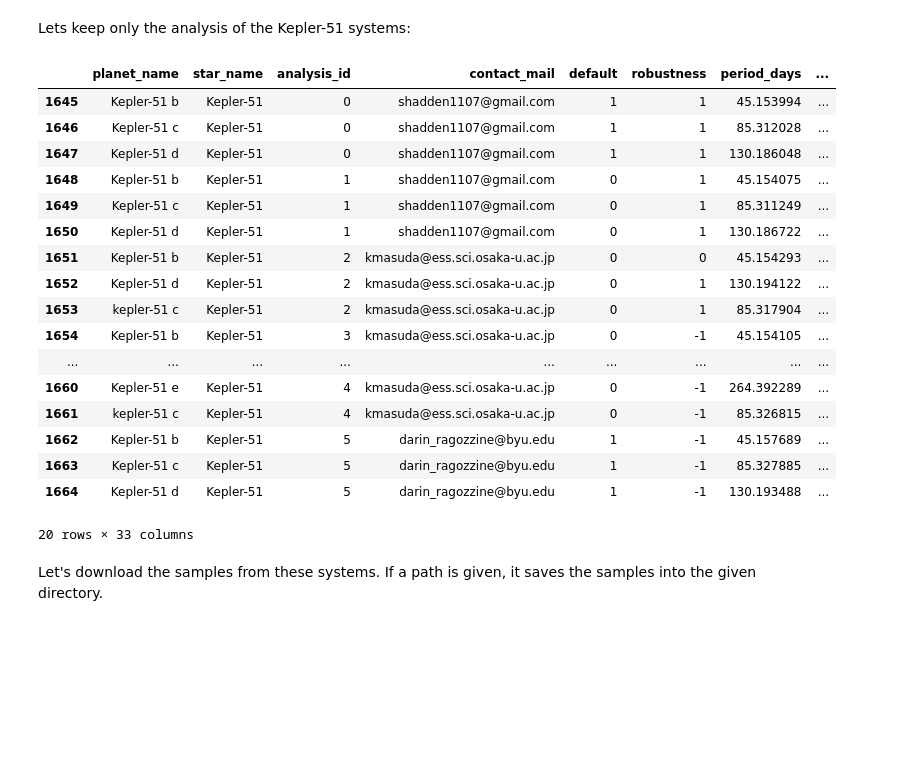
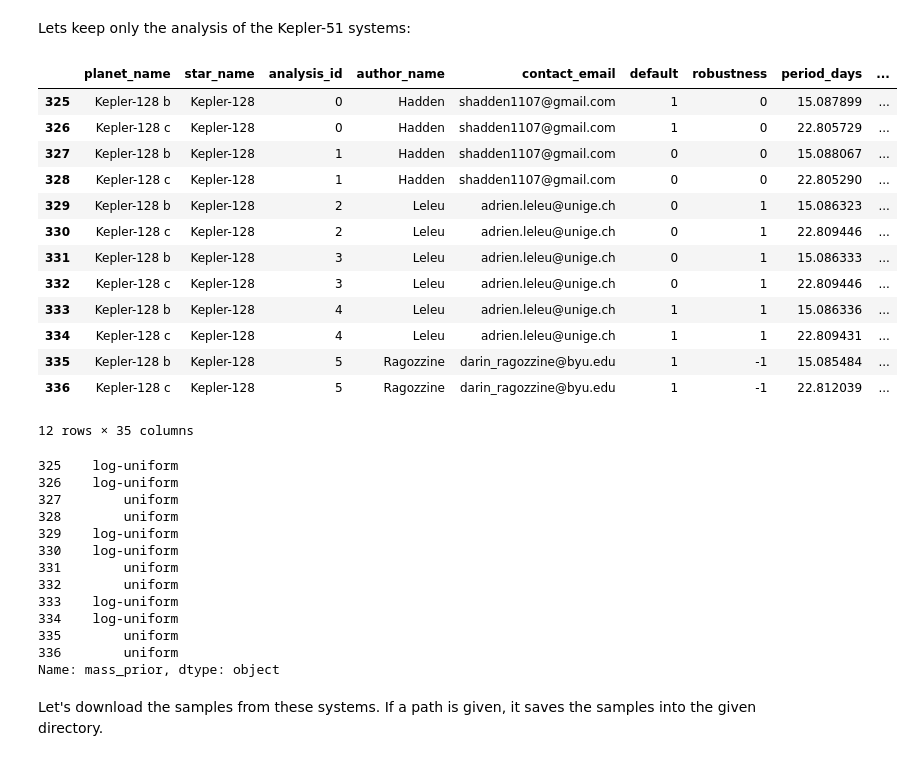
Before and after one commit to adleleu/resonantstate_nb, a Jupyter notebook: notebook_observations_updated.ipynb, the cells around one changed output. Cells and saved outputs as stored; diff of their text form; code cells hidden in the pictures; blank space fills up the shorter version.

```diff
--- a/notebook_observations_updated.ipynb
+++ b/notebook_observations_updated.ipynb
@@ -71,27 +71,39 @@ array(['K00972', 'K01239', 'K01884', 'K02093', 'K02357', 'K02421',
 # %% [markdown]
 Lets keep only the analysis of the Kepler-51 systems:
 # %%
-dataframe_observations_Kep51 = dataframe_observations[dataframe_observations["star_name"].isin(['Kepler-51'])]
+dataframe_observations_Kep51 = dataframe_observations[dataframe_observations["star_name"].isin(['Kepler-128'])]
 dataframe_observations_Kep51.head(100)
 # %% [output]
-|  | planet_name | star_name | analysis_id | contact_mail | default | robustness | period_days | ... |
-| 1645 | Kepler-51 b | Kepler-51 | 0 | shadden1107@gmail.com | 1 | 1 | 45.153994 | ... |
-| 1646 | Kepler-51 c | Kepler-51 | 0 | shadden1107@gmail.com | 1 | 1 | 85.312028 | ... |
-| 1647 | Kepler-51 d | Kepler-51 | 0 | shadden1107@gmail.com | 1 | 1 | 130.186048 | ... |
-| 1648 | Kepler-51 b | Kepler-51 | 1 | shadden1107@gmail.com | 0 | 1 | 45.154075 | ... |
-| 1649 | Kepler-51 c | Kepler-51 | 1 | shadden1107@gmail.com | 0 | 1 | 85.311249 | ... |
-| 1650 | Kepler-51 d | Kepler-51 | 1 | shadden1107@gmail.com | 0 | 1 | 130.186722 | ... |
-| 1651 | Kepler-51 b | Kepler-51 | 2 | kmasuda@ess.sci.osaka-u.ac.jp | 0 | 0 | 45.154293 | ... |
-| 1652 | Kepler-51 d | Kepler-51 | 2 | kmasuda@ess.sci.osaka-u.ac.jp | 0 | 1 | 130.194122 | ... |
-| 1653 | kepler-51 c | Kepler-51 | 2 | kmasuda@ess.sci.osaka-u.ac.jp | 0 | 1 | 85.317904 | ... |
-| 1654 | Kepler-51 b | Kepler-51 | 3 | kmasuda@ess.sci.osaka-u.ac.jp | 0 | -1 | 45.154105 | ... |
-| ... | ... | ... | ... | ... | ... | ... | ... | ... |
-| 1660 | Kepler-51 e | Kepler-51 | 4 | kmasuda@ess.sci.osaka-u.ac.jp | 0 | -1 | 264.392289 | ... |
-| 1661 | kepler-51 c | Kepler-51 | 4 | kmasuda@ess.sci.osaka-u.ac.jp | 0 | -1 | 85.326815 | ... |
-| 1662 | Kepler-51 b | Kepler-51 | 5 | darin_ragozzine@byu.edu | 1 | -1 | 45.157689 | ... |
-| 1663 | Kepler-51 c | Kepler-51 | 5 | darin_ragozzine@byu.edu | 1 | -1 | 85.327885 | ... |
-| 1664 | Kepler-51 d | Kepler-51 | 5 | darin_ragozzine@byu.edu | 1 | -1 | 130.193488 | ... |
+|  | planet_name | star_name | analysis_id | author_name | contact_email | default | robustness | period_days | ... |
+| 325 | Kepler-128 b | Kepler-128 | 0 | Hadden | shadden1107@gmail.com | 1 | 0 | 15.087899 | ... |
+| 326 | Kepler-128 c | Kepler-128 | 0 | Hadden | shadden1107@gmail.com | 1 | 0 | 22.805729 | ... |
+| 327 | Kepler-128 b | Kepler-128 | 1 | Hadden | shadden1107@gmail.com | 0 | 0 | 15.088067 | ... |
+| 328 | Kepler-128 c | Kepler-128 | 1 | Hadden | shadden1107@gmail.com | 0 | 0 | 22.805290 | ... |
+| 329 | Kepler-128 b | Kepler-128 | 2 | Leleu | adrien.leleu@unige.ch | 0 | 1 | 15.086323 | ... |
+| 330 | Kepler-128 c | Kepler-128 | 2 | Leleu | adrien.leleu@unige.ch | 0 | 1 | 22.809446 | ... |
+| 331 | Kepler-128 b | Kepler-128 | 3 | Leleu | adrien.leleu@unige.ch | 0 | 1 | 15.086333 | ... |
+| 332 | Kepler-128 c | Kepler-128 | 3 | Leleu | adrien.leleu@unige.ch | 0 | 1 | 22.809446 | ... |
+| 333 | Kepler-128 b | Kepler-128 | 4 | Leleu | adrien.leleu@unige.ch | 1 | 1 | 15.086336 | ... |
+| 334 | Kepler-128 c | Kepler-128 | 4 | Leleu | adrien.leleu@unige.ch | 1 | 1 | 22.809431 | ... |
+| 335 | Kepler-128 b | Kepler-128 | 5 | Ragozzine | darin_ragozzine@byu.edu | 1 | -1 | 15.085484 | ... |
+| 336 | Kepler-128 c | Kepler-128 | 5 | Ragozzine | darin_ragozzine@byu.edu | 1 | -1 | 22.812039 | ... |
-20 rows × 33 columns
+12 rows × 35 columns
+# %%
+dataframe_observations_Kep51['mass_prior']
+# %% [output]
+325    log-uniform
+326    log-uniform
+327        uniform
+328        uniform
+329    log-uniform
+330    log-uniform
+331        uniform
+332        uniform
+333    log-uniform
+334    log-uniform
+335        uniform
+336        uniform
+Name: mass_prior, dtype: object
 # %% [markdown]
 Let's download the samples from these systems. If a path is given, it saves the samples into the given directory.
 # %%
```
Also changed, not shown: parts of 21 cells of this notebook.
